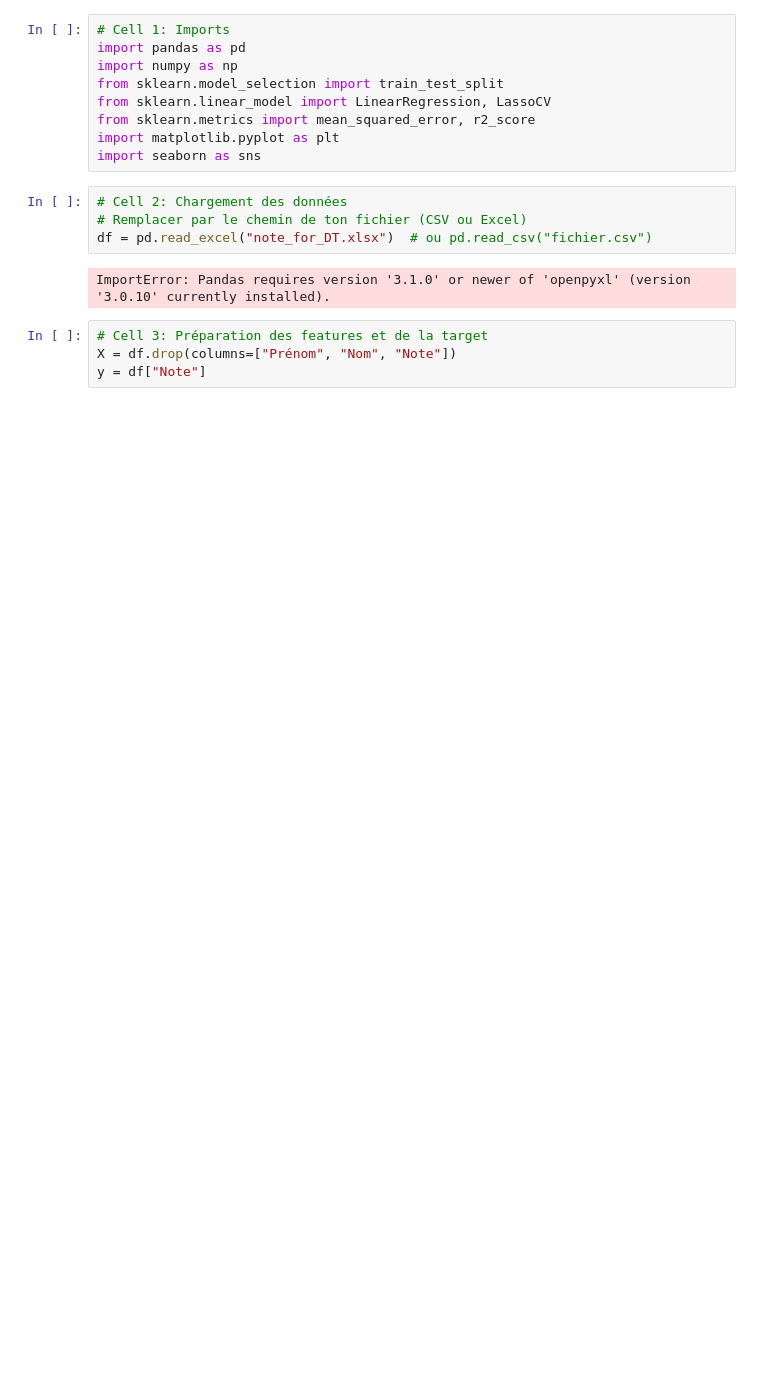
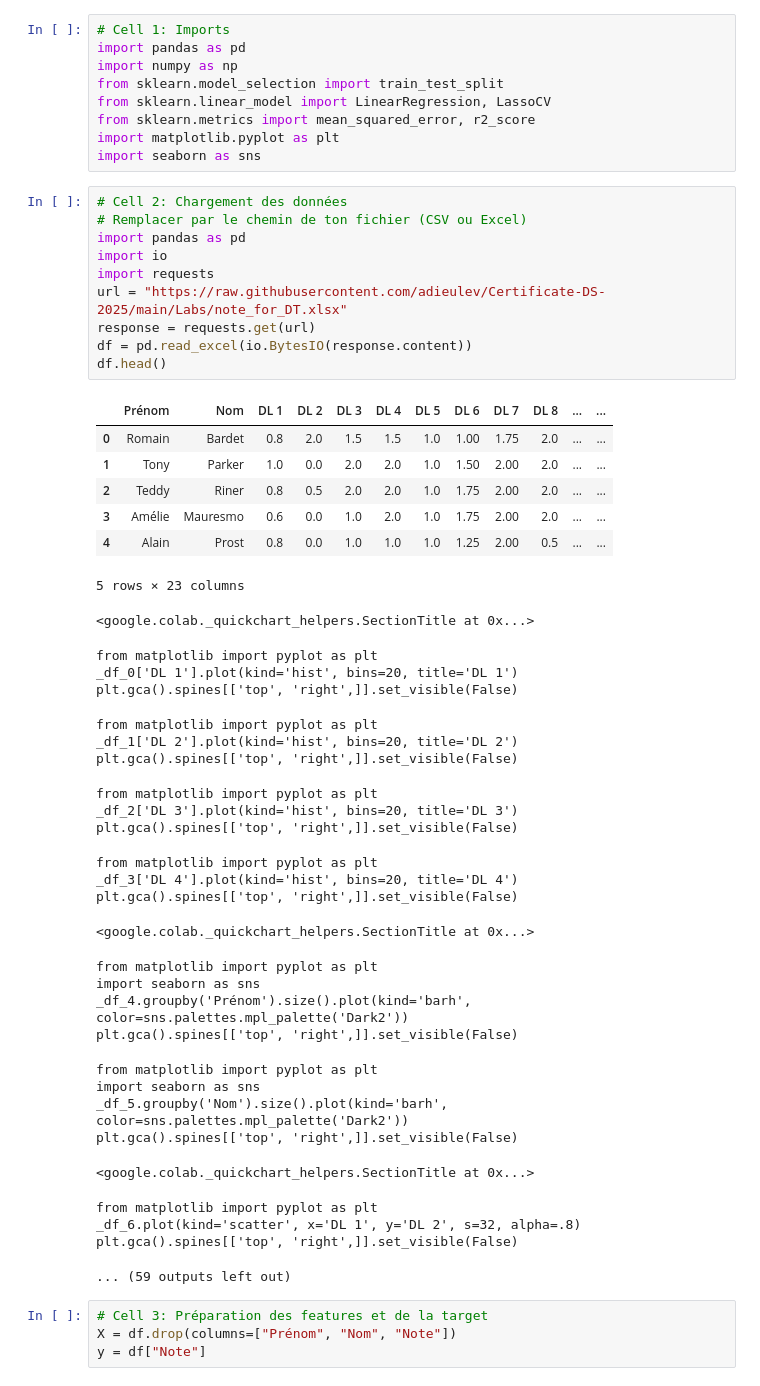
Before and after one commit to adieulev/Certificate-DS-2024, a Jupyter notebook: Labs/lab_notes.ipynb, the cells around one changed output. Cells and saved outputs as stored; diff of their text form; blank space fills up the shorter version.

```diff
--- a/Labs/lab_notes.ipynb
+++ b/Labs/lab_notes.ipynb
@@ -10,9 +10,48 @@ import seaborn as sns
 # %%
 # Cell 2: Chargement des données
 # Remplacer par le chemin de ton fichier (CSV ou Excel)
-df = pd.read_excel("note_for_DT.xlsx")  # ou pd.read_csv("fichier.csv")
+import pandas as pd
+import io
+import requests
+url = "https://raw.githubusercontent.com/adieulev/Certificate-DS-2025/main/Labs/note_for_DT.xlsx"
+response = requests.get(url)
+df = pd.read_excel(io.BytesIO(response.content))
+df.head()
 # %% [output]
+|  | Prénom | Nom | DL 1 | DL 2 | DL 3 | DL 4 | DL 5 | DL 6 | DL 7 | DL 8 | ... | ... |
+| 0 | Romain | Bardet | 0.8 | 2.0 | 1.5 | 1.5 | 1.0 | 1.00 | 1.75 | 2.0 | ... | ... |
+| 1 | Tony | Parker | 1.0 | 0.0 | 2.0 | 2.0 | 1.0 | 1.50 | 2.00 | 2.0 | ... | ... |
+| 2 | Teddy | Riner | 0.8 | 0.5 | 2.0 | 2.0 | 1.0 | 1.75 | 2.00 | 2.0 | ... | ... |
+| 3 | Amélie | Mauresmo | 0.6 | 0.0 | 1.0 | 2.0 | 1.0 | 1.75 | 2.00 | 2.0 | ... | ... |
+| 4 | Alain | Prost | 0.8 | 0.0 | 1.0 | 1.0 | 1.0 | 1.25 | 2.00 | 0.5 | ... | ... |
-ImportError: Pandas requires version '3.1.0' or newer of 'openpyxl' (version '3.0.10' currently installed).
+5 rows × 23 columns
+<google.colab._quickchart_helpers.SectionTitle at 0x...>
+from matplotlib import pyplot as plt
+_df_0['DL 1'].plot(kind='hist', bins=20, title='DL 1')
+plt.gca().spines[['top', 'right',]].set_visible(False)
+from matplotlib import pyplot as plt
+_df_1['DL 2'].plot(kind='hist', bins=20, title='DL 2')
+plt.gca().spines[['top', 'right',]].set_visible(False)
+from matplotlib import pyplot as plt
+_df_2['DL 3'].plot(kind='hist', bins=20, title='DL 3')
+plt.gca().spines[['top', 'right',]].set_visible(False)
+from matplotlib import pyplot as plt
+_df_3['DL 4'].plot(kind='hist', bins=20, title='DL 4')
+plt.gca().spines[['top', 'right',]].set_visible(False)
+<google.colab._quickchart_helpers.SectionTitle at 0x...>
+from matplotlib import pyplot as plt
+import seaborn as sns
+_df_4.groupby('Prénom').size().plot(kind='barh', color=sns.palettes.mpl_palette('Dark2'))
+plt.gca().spines[['top', 'right',]].set_visible(False)
+from matplotlib import pyplot as plt
+import seaborn as sns
+_df_5.groupby('Nom').size().plot(kind='barh', color=sns.palettes.mpl_palette('Dark2'))
+plt.gca().spines[['top', 'right',]].set_visible(False)
+<google.colab._quickchart_helpers.SectionTitle at 0x...>
+from matplotlib import pyplot as plt
+_df_6.plot(kind='scatter', x='DL 1', y='DL 2', s=32, alpha=.8)
+plt.gca().spines[['top', 'right',]].set_visible(False)
+... (59 outputs left out)
 # %%
 # Cell 3: Préparation des features et de la target
 X = df.drop(columns=["Prénom", "Nom", "Note"])
```
Also changed, not shown: parts of 4 cells of this notebook.
